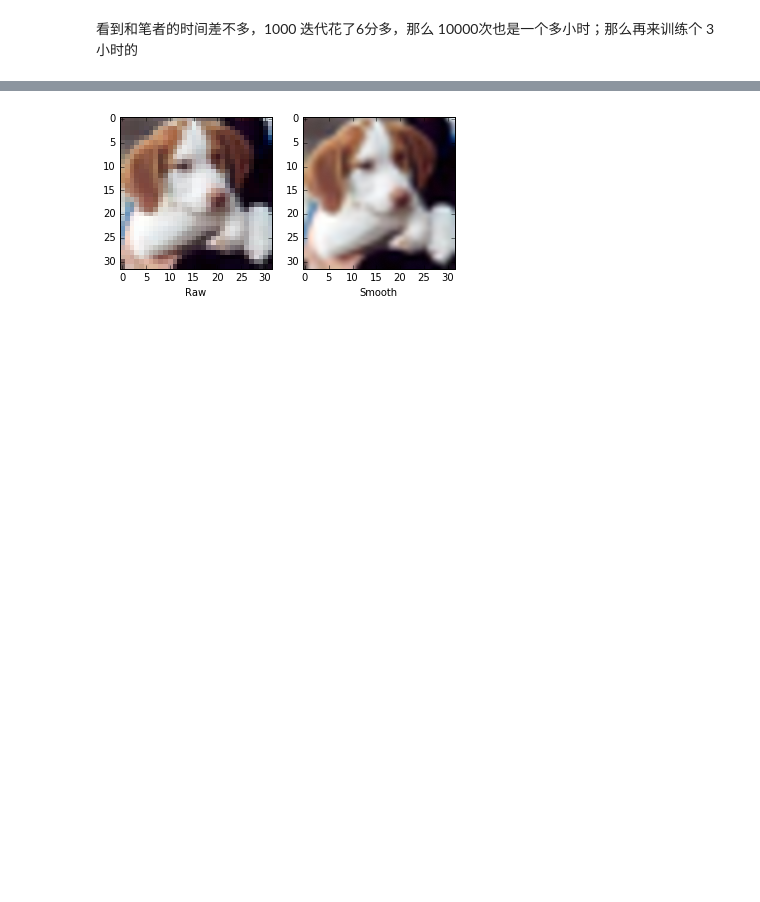
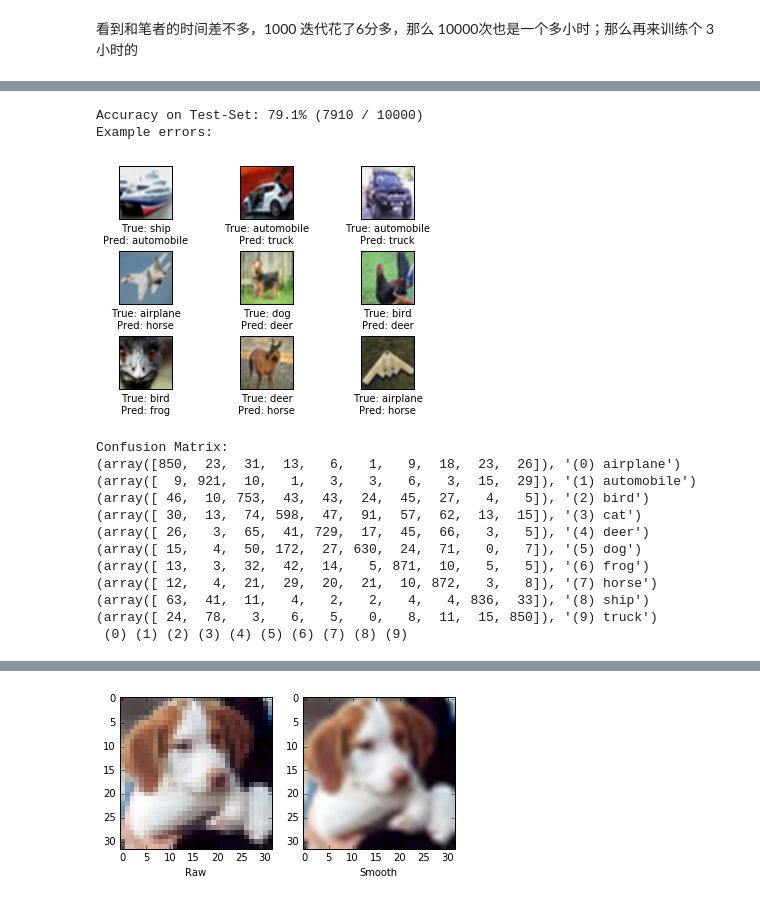
Before and after one commit to ijustloveses/tensorflow_tutorial, a Jupyter notebook: 05_CNN_with_CIFAR-10.ipynb, the cells around one changed output, grey strips where cells are left out. Saved outputs shown, nothing was run; the diff lists cells and outputs as text; code cells hidden in the pictures; blank space fills up the shorter version.

```diff
--- a/05_CNN_with_CIFAR-10.ipynb
+++ b/05_CNN_with_CIFAR-10.ipynb
@@ -554,0 +585,20 @@ Note that positive weights are red and negative weights are blue.
+# %%
+# 看看共计 110000 次迭代的成果
+print_test_accuracy(show_example_errors=True,
+                    show_confusion_matrix=True)
+# %% [output]
+Accuracy on Test-Set: 79.1% (7910 / 10000)
+Example errors:
+[figure, added]
+Confusion Matrix:
+(array([850,  23,  31,  13,   6,   1,   9,  18,  23,  26]), '(0) airplane')
+(array([  9, 921,  10,   1,   3,   3,   6,   3,  15,  29]), '(1) automobile')
+(array([ 46,  10, 753,  43,  43,  24,  45,  27,   4,   5]), '(2) bird')
+(array([ 30,  13,  74, 598,  47,  91,  57,  62,  13,  15]), '(3) cat')
+(array([ 26,   3,  65,  41, 729,  17,  45,  66,   3,   5]), '(4) deer')
+(array([ 15,   4,  50, 172,  27, 630,  24,  71,   0,   7]), '(5) dog')
+(array([ 13,   3,  32,  42,  14,   5, 871,  10,   5,   5]), '(6) frog')
+(array([ 12,   4,  21,  29,  20,  21,  10, 872,   3,   8]), '(7) horse')
+(array([ 63,  41,  11,   4,   2,   2,   4,   4, 836,  33]), '(8) ship')
+(array([ 24,  78,   3,   6,   5,   0,   8,  11,  15, 850]), '(9) truck')
+ (0) (1) (2) (3) (4) (5) (6) (7) (8) (9)
```
Also changed, not shown: parts of 41 cells of this notebook.
